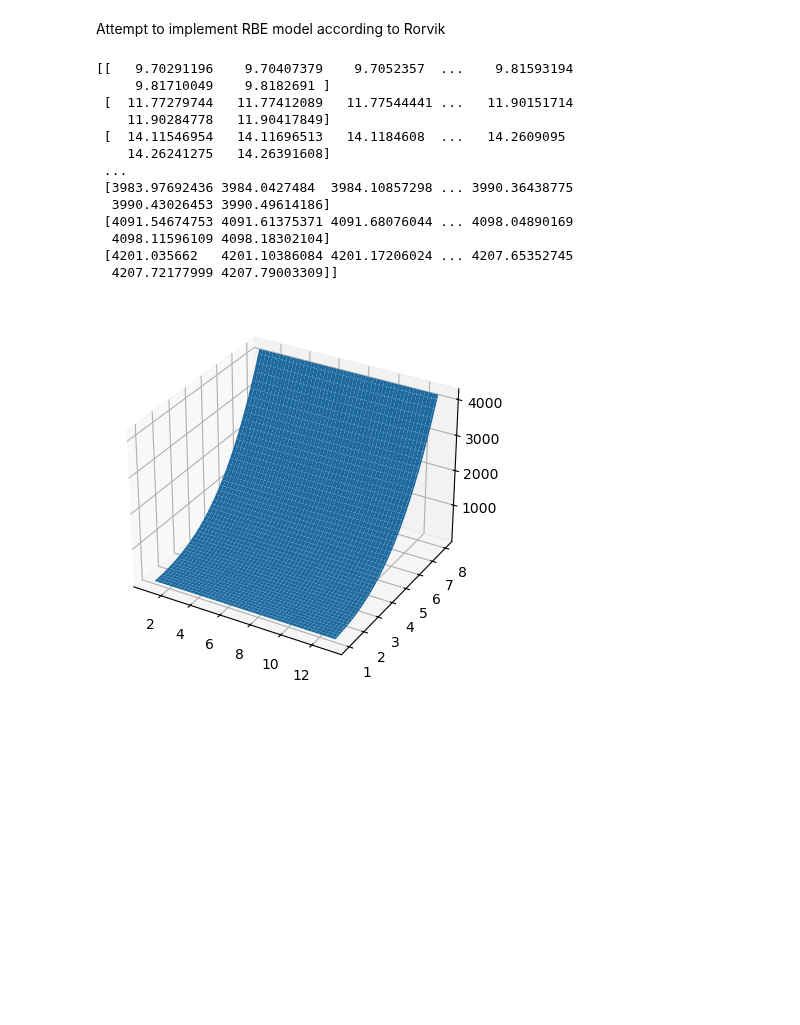
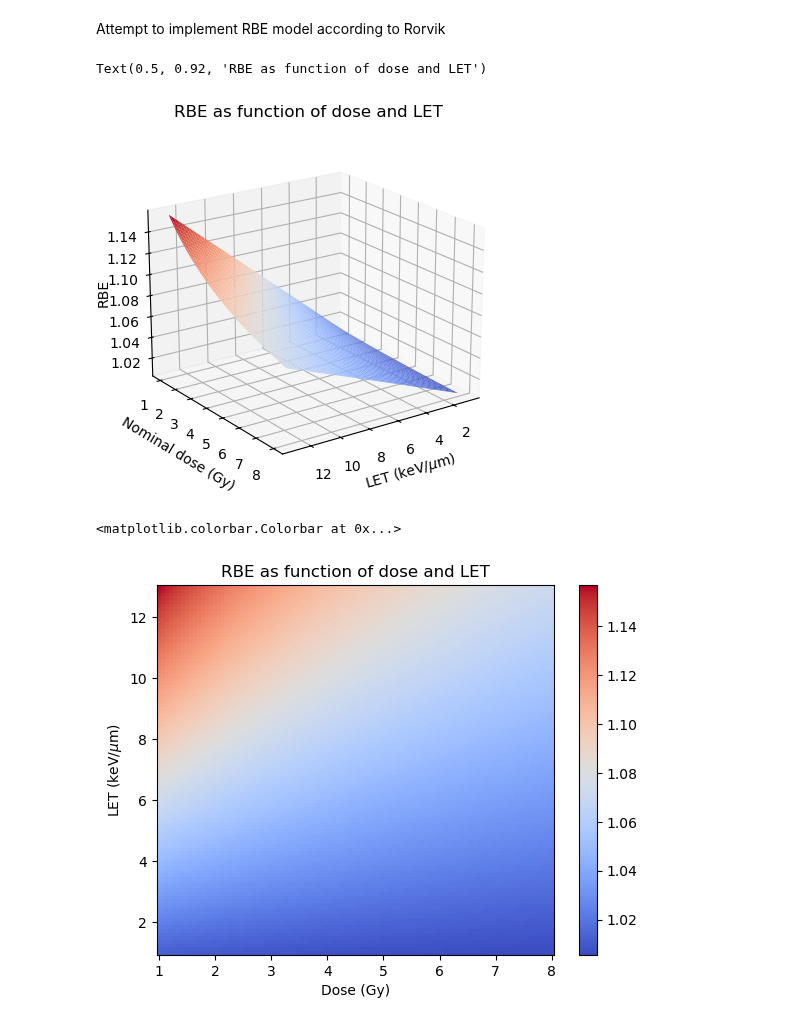
Before and after one commit to BrittHaanen15/Thesis_project, a Jupyter notebook: Python codes/Cell survival analysis Rorvik.ipynb, the cells around one changed output. Saved outputs shown, nothing was run; the diff lists cells and outputs as text; code cells hidden in the pictures; blank space fills up the shorter version.

```diff
--- a/Python codes/Cell survival analysis Rorvik.ipynb
+++ b/Python codes/Cell survival analysis Rorvik.ipynb
@@ -143,31 +144,38 @@ Attempt to implement RBE model according to Rorvik
 # %%
 letvals = np.linspace(1, 13, 100)
 dosevals = np.linspace(1, 8, 100)
 letvals, dosevals = np.meshgrid(letvals, dosevals)
 
-alpha = (1 + params[1]*letvals)*params[0]
-beta = params[2]
+a_x = params[0]
+b_x = params[2]
+k = params[1]
 
-RBEmax = alpha/params[0]
 RBEmin = 1
+RBEmax = 1 + (k/a_x)*letvals
+A_B = a_x/b_x
 
-RBE_squareterm = np.square(params[2]/params[0]) + 4*dosevals*(params[2]/params[0])*RBEmax + 4*np.square(dosevals)*np.square(RBEmin)
-RBE = (1/(2*dosevals))*((np.square(RBE_squareterm))-(params[2]/params[0]))
+squareterm = np.square(A_B) + 4*dosevals*A_B*RBEmax + 4*np.square(dosevals)*np.square(RBEmin)
+RBE = (1/(2*dosevals))*(np.sqrt(squareterm) - A_B)
 
-fig, ax = plt.subplots(subplot_kw={"projection": "3d"})
-ax.plot_surface(letvals, dosevals, RBE)
+fig = plt.figure()
+
+ax1 = fig.add_subplot(1, 1, 1, projection='3d')
+ax1.view_init(elev=20, azim=55, roll=0)
+ax1.plot_surface(letvals, dosevals, RBE, cmap = 'coolwarm')
+ax1.set_xlabel('LET (keV/$\mu$m)')
+ax1.set_ylabel('Nominal dose (Gy)')
+ax1.set_zlabel('RBE', rotation=90)
+ax1.zaxis.labelpad=-0.8
+ax1.set_title('RBE as function of dose and LET')
 # %% [output]
-[[   9.70291196    9.70407379    9.7052357  ...    9.81593194
-     9.81710049    9.8182691 ]
- [  11.77279744   11.77412089   11.77544441 ...   11.90151714
-    11.90284778   11.90417849]
- [  14.11546954   14.11696513   14.1184608  ...   14.2609095
-    14.26241275   14.26391608]
- ...
- [3983.97692436 3984.0427484  3984.10857298 ... 3990.36438775
-  3990.43026453 3990.49614186]
- [4091.54674753 4091.61375371 4091.68076044 ... 4098.04890169
-  4098.11596109 4098.18302104]
- [4201.035662   4201.10386084 4201.17206024 ... 4207.65352745
-  4207.72177999 4207.79003309]]
+Text(0.5, 0.92, 'RBE as function of dose and LET')
-[figure, old version]
+[figure, new version]
+# %%
+plt.pcolormesh(dosevals, letvals, RBE, cmap='coolwarm')
+plt.ylabel('LET (keV/$\mu$m)')
+plt.xlabel('Dose (Gy)')
+plt.title('RBE as function of dose and LET')
+plt.colorbar()
+# %% [output]
+<matplotlib.colorbar.Colorbar at 0x...>
+[figure, added]
```
Also changed, not shown: parts of 2 cells of this notebook.
